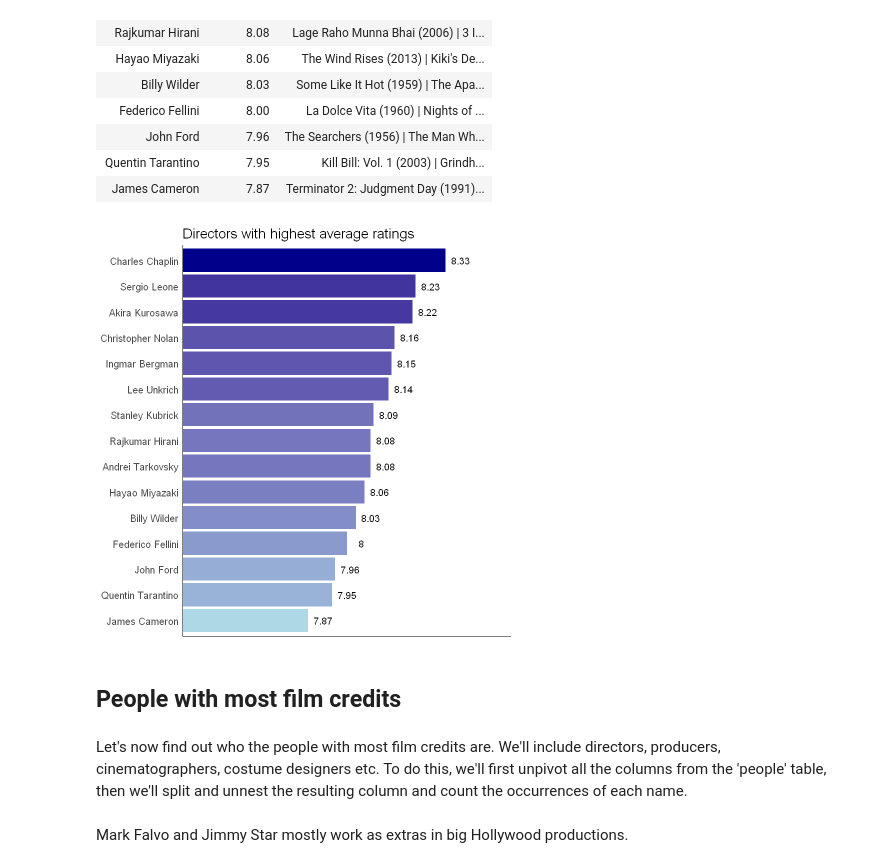
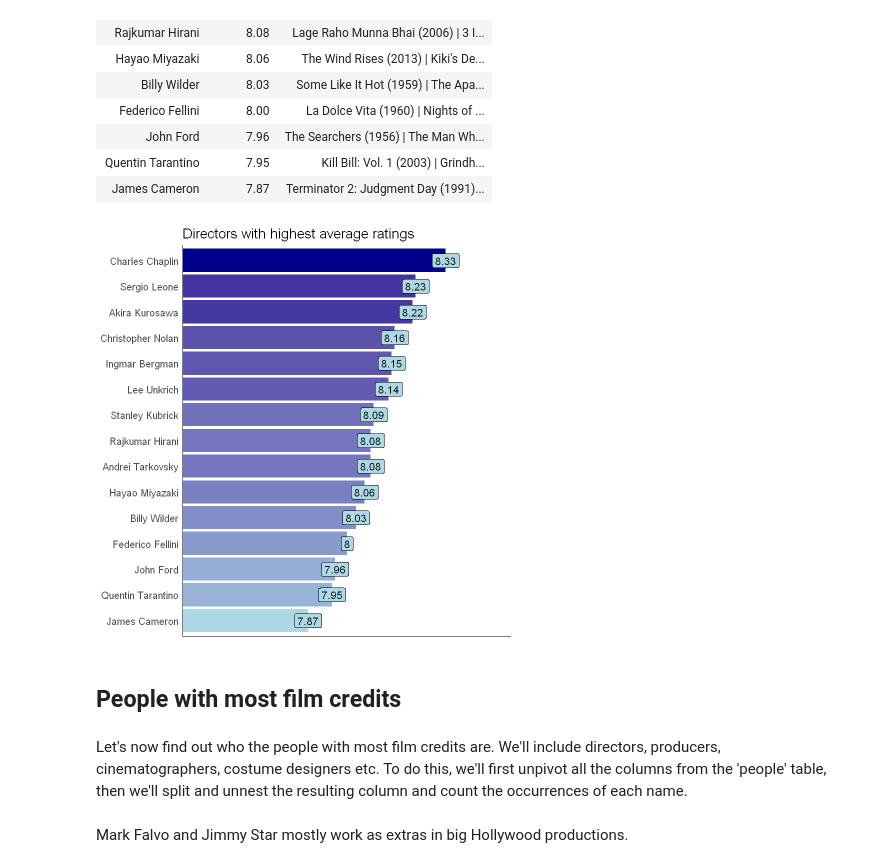
Before and after one commit to JacopoMalatesta/imdb_most_popular_films, a Jupyter notebook: scripts/04 - Querying and visualizing the results with SQL and R.ipynb, the cells around one changed output. Drawn from its saved outputs; the diff is of its cells as text; code cells hidden in the pictures.

```diff
--- a/scripts/04 - Querying and visualizing the results with SQL and R.ipynb
+++ b/scripts/04 - Querying and visualizing the results with SQL and R.ipynb
@@ -200,28 +252,28 @@ A data.frame: 15 × 3
 # %%
 output_two %>%
 ggplot(aes(x = fct_reorder(director, avg_rating),
            y = avg_rating,
            fill = avg_rating)) +
 geom_col() +
-geom_text(aes(label = avg_rating), nudge_y = 0.05, size = 4) +
+geom_label(aes(label = avg_rating), size = 4.5, fill = "light blue") +
 coord_flip(ylim = c(7.5, 8.5)) +
 theme_classic() +
 ggtitle("Directors with highest average ratings") +
 theme(legend.position = 'none',
       title = element_text(size = 14),
       axis.text.x = element_blank(),
       axis.text.y = element_text(size = 12),
       axis.title.x = element_blank(),
       axis.title.y = element_blank(),
       axis.ticks.x = element_blank(),
       axis.ticks.y = element_blank()) +
 scale_fill_gradient(low = "light blue", high = "dark blue")
 # %% [output]
-[figure, old version]
+[figure, new version]
 # %% [markdown]
 ## People with most film credits
-# %% [markdown]
-Let's now find out who the people with most film credits are. We'll include directors, producers, cinematographers, costume designers etc. To do this, we'll first unpivot all the columns from the 'people' table, then we'll split and unnest the resulting column and count the occurrences of each name.
+# %% [markdown]
+Let's now find out who the people with most film credits are. We'll include directors, producers, cinematographers, costume designers etc. To do this, we'll first unpivot all the columns from the 'people' table, then we'll split and unnest the resulting column and count the occurrences of each name.
 # %% [markdown]
 Mark Falvo and Jimmy Star mostly work as extras in big Hollywood productions.
 # %%
```
Also changed, not shown: parts of 19 cells of this notebook.
